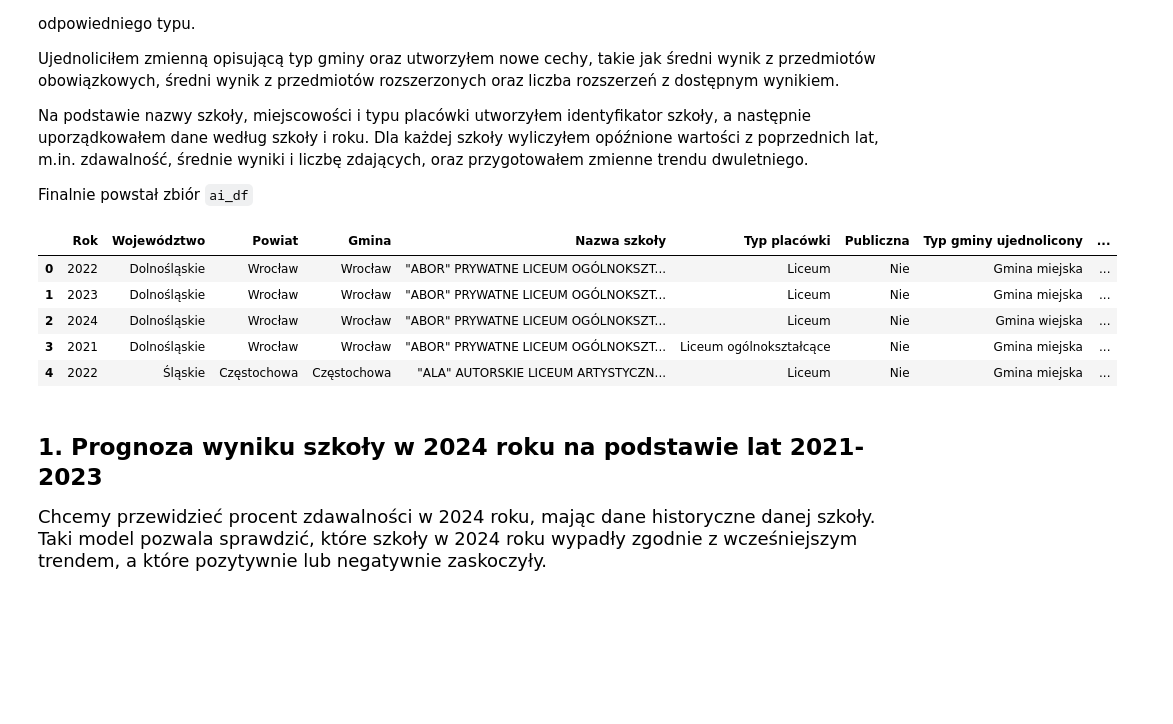
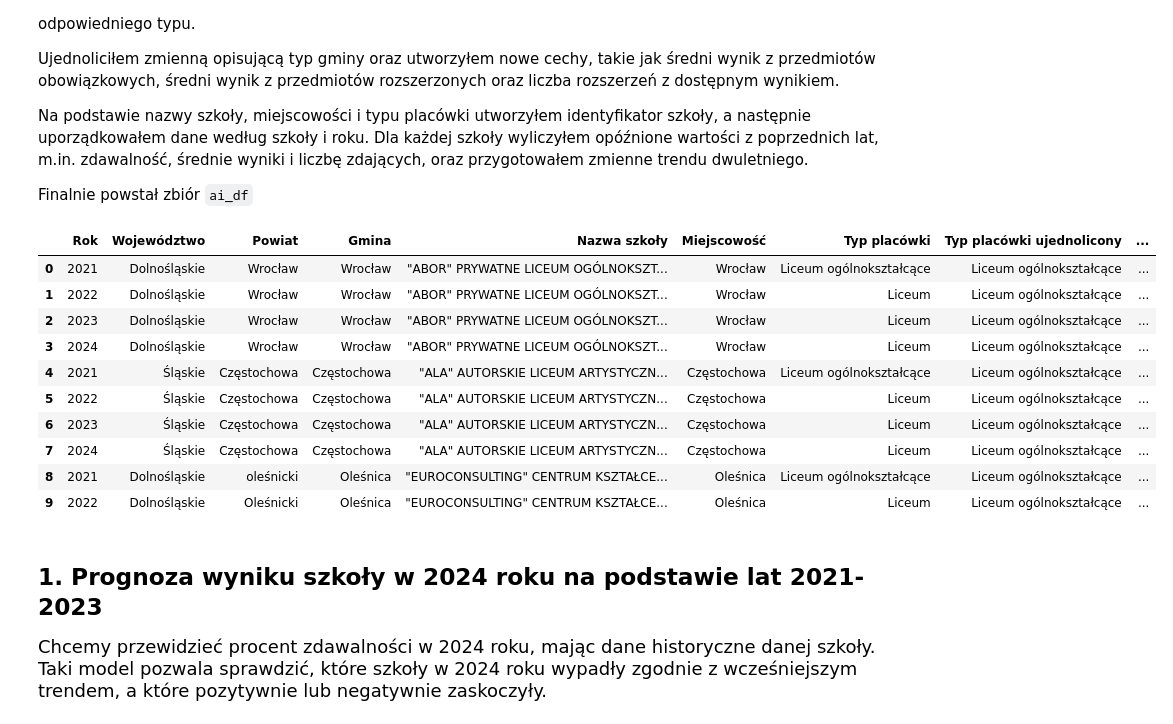
Before and after one commit to Gipsonek123/Projekt2-wyniki_matur, a Jupyter notebook: Projekt2 - wyniki matur.ipynb, the cells around one changed output. Drawn from its saved outputs; the diff is of its cells as text; code cells hidden in the pictures; blank space fills up the shorter version.

```diff
--- a/Projekt2 - wyniki matur.ipynb
+++ b/Projekt2 - wyniki matur.ipynb
@@ -664,6 +664,10 @@ matura_ai['Typ gminy ujednolicony'] = matura_ai.get('Typ gminy', pd.Series(index
 if 'Typ Gminy' in matura_ai.columns:
     matura_ai['Typ gminy ujednolicony'] = matura_ai['Typ gminy ujednolicony'].fillna(matura_ai['Typ Gminy'])
 
+matura_ai['Typ placówki ujednolicony'] = matura_ai['Typ placówki'].astype('string').str.strip().replace({
+    'Liceum': 'Liceum ogólnokształcące'
+})
+
 obowiazkowe_cols = [
     'Średni wynik z języka polskiego podstawowego',
     'Średni wynik z języka angielskiego podstawowego',
@@ -684,53 +688,70 @@ rozszerzone_cols = [
     'Średni wynik z języka polskiego rozszerzonego',
     'Średni wynik z matematyki rozszerzonej',
     'Średni wynik z WOS-u'
 ]
 
 matura_ai['Średnia przedmiotów obowiązkowych'] = matura_ai[obowiazkowe_cols].mean(axis=1)
 matura_ai['Średnia przedmiotów rozszerzonych'] = matura_ai[rozszerzone_cols].mean(axis=1)
 matura_ai['Liczba rozszerzeń z wynikiem'] = matura_ai[rozszerzone_cols].notna().sum(axis=1)
 
 
 base_cols = [
-    'Rok', 'Województwo', 'Powiat', 'Gmina', 'Nazwa szkoły', 'Typ placówki',
-    'Publiczna', 'Typ gminy ujednolicony', 'Liczba zdających', 'Procent zdawalności',
-    'Średnia przedmiotów obowiązkowych', 'Średnia przedmiotów rozszerzonych',
-    'Liczba rozszerzeń z wynikiem'
+    'Rok', 'Województwo', 'Powiat', 'Gmina', 'Nazwa szkoły', 'Miejscowość',
+    'Typ placówki', 'Typ placówki ujednolicony', 'Publiczna', 'Typ gminy ujednolicony',
+    'Liczba zdających', 'Procent zdawalności', 'Średnia przedmiotów obowiązkowych',
+    'Średnia przedmiotów rozszerzonych', 'Liczba rozszerzeń z wynikiem'
 ]
 
 ai_df = matura_ai[base_cols].copy()
 ai_df = ai_df.dropna(subset=['Procent zdawalności', 'Liczba zdających', 'Średnia przedmiotów obowiązkowych'])
 
-if 'Miejscowość' in matura_ai.columns:
+if 'Miejscowość' in ai_df.columns:
     ai_df['Id szkoły'] = (
-        matura_ai.loc[ai_df.index, 'Nazwa szkoły'].fillna('') + ' | ' +
-        matura_ai.loc[ai_df.index, 'Miejscowość'].fillna('') + ' | ' +
-        ai_df['Typ placówki'].fillna('')
+        ai_df['Nazwa szkoły'].fillna('').astype(str).str.strip() + ' | ' +
+        ai_df['Miejscowość'].fillna('').astype(str).str.strip() + ' | ' +
+        ai_df['Typ placówki ujednolicony'].fillna('').astype(str).str.strip()
     )
 else:
-    ai_df['Id szkoły'] = ai_df['Nazwa szkoły'].fillna('') + ' | ' + ai_df['Typ placówki'].fillna('')
+    ai_df['Id szkoły'] = (
+        ai_df['Nazwa szkoły'].fillna('').astype(str).str.strip() + ' | ' +
+        ai_df['Typ placówki ujednolicony'].fillna('').astype(str).str.strip()
+    )
 
 ai_df = ai_df.sort_values(['Id szkoły', 'Rok']).reset_index(drop=True)
 
+lag_source = ai_df[[
+    'Id szkoły', 'Rok', 'Procent zdawalności', 'Średnia przedmiotów obowiązkowych',
+    'Średnia przedmiotów rozszerzonych', 'Liczba zdających'
+]].copy()
+
 for lag in [1, 2, 3]:
-    ai_df[f'Zdawalność_t-{lag}'] = ai_df.groupby('Id szkoły')['Procent zdawalności'].shift(lag)
-    ai_df[f'Obowiązkowe_t-{lag}'] = ai_df.groupby('Id szkoły')['Średnia przedmiotów obowiązkowych'].shift(lag)
-    ai_df[f'Rozszerzone_t-{lag}'] = ai_df.groupby('Id szkoły')['Średnia przedmiotów rozszerzonych'].shift(lag)
-    ai_df[f'Liczba_zdających_t-{lag}'] = ai_df.groupby('Id szkoły')['Liczba zdających'].shift(lag)
+    lag_df = lag_source.rename(columns={
+        'Procent zdawalności': f'Zdawalność_t-{lag}',
+        'Średnia przedmiotów obowiązkowych': f'Obowiązkowe_t-{lag}',
+        'Średnia przedmiotów rozszerzonych': f'Rozszerzone_t-{lag}',
+        'Liczba zdających': f'Liczba_zdających_t-{lag}'
+    }).copy()
+    lag_df['Rok'] = lag_df['Rok'] + lag
+    ai_df = ai_df.merge(lag_df, on=['Id szkoły', 'Rok'], how='left')
 
 ai_df['Trend zdawalności 2-letni'] = ai_df['Zdawalność_t-1'] - ai_df['Zdawalność_t-2']
 ai_df['Trend obowiązkowych 2-letni'] = ai_df['Obowiązkowe_t-1'] - ai_df['Obowiązkowe_t-2']
 
 print('Liczba obserwacji szkoła-rok:', len(ai_df))
 print('Liczba unikalnych szkół:', ai_df['Id szkoły'].nunique())
-display(ai_df.head())
+display(ai_df.head(10))
 # %% [output]
-|  | Rok | Województwo | Powiat | Gmina | Nazwa szkoły | Typ placówki | Publiczna | Typ gminy ujednolicony | ... |
-| 0 | 2022 | Dolnośląskie | Wrocław | Wrocław | "ABOR" PRYWATNE LICEUM OGÓLNOKSZT... | Liceum | Nie | Gmina miejska | ... |
-| 1 | 2023 | Dolnośląskie | Wrocław | Wrocław | "ABOR" PRYWATNE LICEUM OGÓLNOKSZT... | Liceum | Nie | Gmina miejska | ... |
-| 2 | 2024 | Dolnośląskie | Wrocław | Wrocław | "ABOR" PRYWATNE LICEUM OGÓLNOKSZT... | Liceum | Nie | Gmina wiejska | ... |
-| 3 | 2021 | Dolnośląskie | Wrocław | Wrocław | "ABOR" PRYWATNE LICEUM OGÓLNOKSZT... | Liceum ogólnokształcące | Nie | Gmina miejska | ... |
-| 4 | 2022 | Śląskie | Częstochowa | Częstochowa | "ALA" AUTORSKIE LICEUM ARTYSTYCZN... | Liceum | Nie | Gmina miejska | ... |
+|  | Rok | Województwo | Powiat | Gmina | Nazwa szkoły | Miejscowość | Typ placówki | Typ placówki ujednolicony | ... |
+| 0 | 2021 | Dolnośląskie | Wrocław | Wrocław | "ABOR" PRYWATNE LICEUM OGÓLNOKSZT... | Wrocław | Liceum ogólnokształcące | Liceum ogólnokształcące | ... |
+| 1 | 2022 | Dolnośląskie | Wrocław | Wrocław | "ABOR" PRYWATNE LICEUM OGÓLNOKSZT... | Wrocław | Liceum | Liceum ogólnokształcące | ... |
+| 2 | 2023 | Dolnośląskie | Wrocław | Wrocław | "ABOR" PRYWATNE LICEUM OGÓLNOKSZT... | Wrocław | Liceum | Liceum ogólnokształcące | ... |
+| 3 | 2024 | Dolnośląskie | Wrocław | Wrocław | "ABOR" PRYWATNE LICEUM OGÓLNOKSZT... | Wrocław | Liceum | Liceum ogólnokształcące | ... |
+| 4 | 2021 | Śląskie | Częstochowa | Częstochowa | "ALA" AUTORSKIE LICEUM ARTYSTYCZN... | Częstochowa | Liceum ogólnokształcące | Liceum ogólnokształcące | ... |
+| 5 | 2022 | Śląskie | Częstochowa | Częstochowa | "ALA" AUTORSKIE LICEUM ARTYSTYCZN... | Częstochowa | Liceum | Liceum ogólnokształcące | ... |
+| 6 | 2023 | Śląskie | Częstochowa | Częstochowa | "ALA" AUTORSKIE LICEUM ARTYSTYCZN... | Częstochowa | Liceum | Liceum ogólnokształcące | ... |
+| 7 | 2024 | Śląskie | Częstochowa | Częstochowa | "ALA" AUTORSKIE LICEUM ARTYSTYCZN... | Częstochowa | Liceum | Liceum ogólnokształcące | ... |
+| 8 | 2021 | Dolnośląskie | oleśnicki | Oleśnica | "EUROCONSULTING" CENTRUM KSZTAŁCE... | Oleśnica | Liceum ogólnokształcące | Liceum ogólnokształcące | ... |
+| 9 | 2022 | Dolnośląskie | Oleśnicki | Oleśnica | "EUROCONSULTING" CENTRUM KSZTAŁCE... | Oleśnica | Liceum | Liceum ogólnokształcące | ... |
 # %% [markdown]
 <h2>1. Prognoza wyniku szkoły w 2024 roku na podstawie lat 2021-2023</h2>
 <p style="font-size: 18px;">Chcemy przewidzieć procent zdawalności w 2024 roku, mając dane historyczne danej szkoły. Taki model pozwala sprawdzić, które szkoły w 2024 roku wypadły zgodnie z wcześniejszym trendem, a które pozytywnie lub negatywnie zaskoczyły.</p>
```
Also changed, not shown: parts of 4 cells of this notebook.
